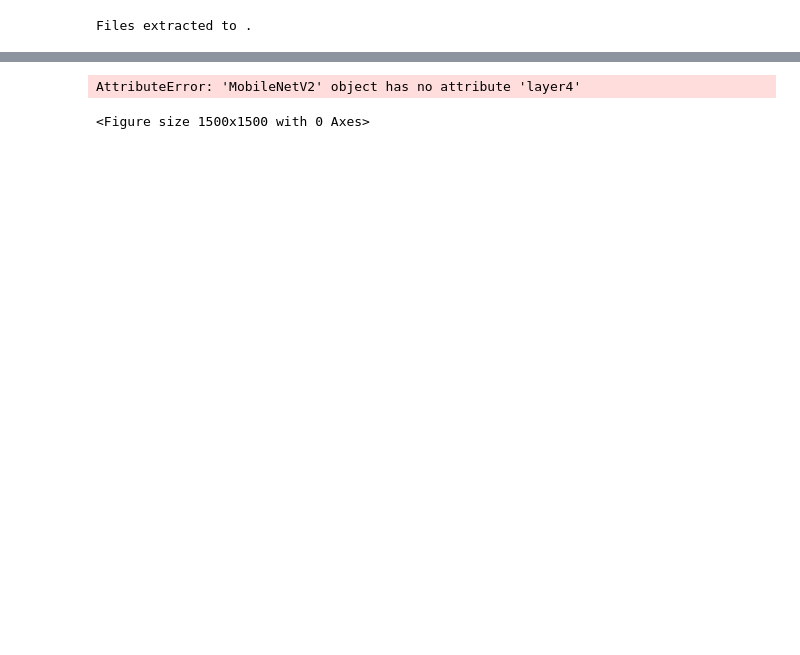
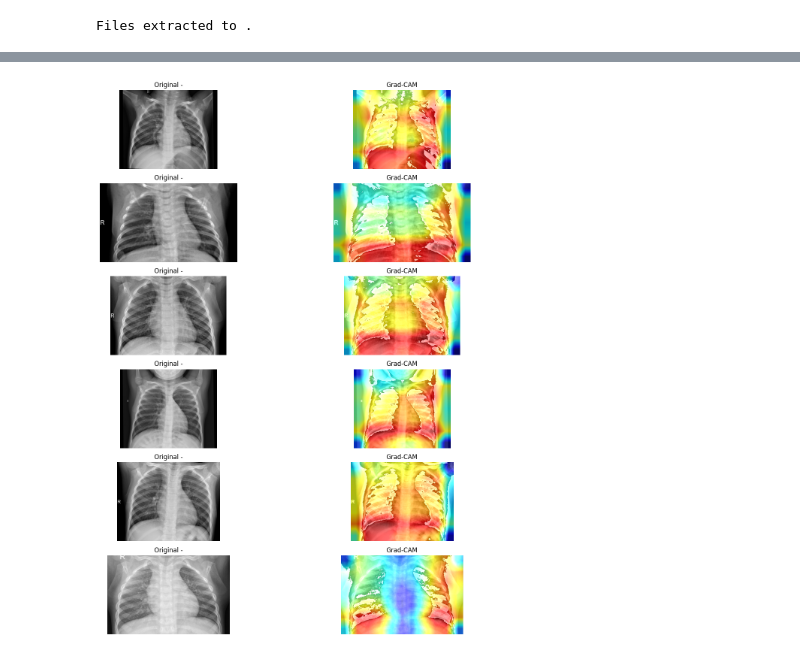
Before and after one commit to codewithdark-git/Pneumonia-Detection-from-Chest-X-Rays, a Jupyter notebook: pneumoniaCNN.ipynb, the cells around one changed output, grey strips where cells are left out. Drawn from its saved outputs; the diff is of its cells as text; code cells hidden in the pictures; blank space fills up the shorter version.

```diff
--- a/pneumoniaCNN.ipynb
+++ b/pneumoniaCNN.ipynb
@@ -35,9 +37,9 @@ from sklearn.model_selection import train_test_split
 import os
 
 # Directory paths for the dataset
-train_data_dir = 'chest_xray/train'
-test_data_dir = 'chest_xray/test'
-val_data_dir = 'chest_xray/val'
+train_data_dir = '/kaggle/working/chest_xray/train'
+test_data_dir = '/kaggle/working/chest_xray/test'
+val_data_dir = '/kaggle/working/chest_xray/val'
 
 imagenet_mean = [0.485, 0.456, 0.406]
 imagenet_std = [0.229, 0.224, 0.225]
@@ -57,8 +59,8 @@ transform = transforms.Compose([
 val_dataset = datasets.ImageFolder(root=val_data_dir, transform=transform)
 test_dataset = datasets.ImageFolder(root=test_data_dir, transform=transform)
 
-val_loader = DataLoader(val_dataset, batch_size=16, shuffle=False)
-test_loader = DataLoader(test_dataset, batch_size=16, shuffle=False)
+val_loader = DataLoader(val_dataset, batch_size=32, shuffle=False)
+test_loader = DataLoader(test_dataset, batch_size=32, shuffle=False)
 # %%
 imagenet_mean = [0.485, 0.456, 0.406]
 imagenet_std = [0.229, 0.224, 0.225]
@@ -425,7 +548,7 @@ def visualize_cam(image, cam):
 import random
 
 plt.figure(figsize=(15, 15))
-num_samples = 5
+num_samples = 6
 random_img_paths = random.sample(image_list, num_samples)
 
 for idx, path in enumerate(random_img_paths):
@@ -444,37 +567,36 @@ for idx, path in enumerate(random_img_paths):
 
     # Transform and add batch dimension
 
     input_tensor = transform(pil_image).unsqueeze(0)
 
     # Move everything to GPU if available
 
     device = torch.device('cuda' if torch.cuda.is_available() else 'cpu')
-    model = model.to(device)
-    target_layer = model.layer4[2].conv3
+    model = best_model.to(device)
+    target_layer = model.features[-1]
     grad_cam = GradCAM(model, target_layer)
     input_tensor = input_tensor.to(device)
     # Generate CAM
     cam = grad_cam(input_tensor)
     # Visualize
     input_image = transforms.ToPILImage()(input_tensor.squeeze(0).cpu())
     result = visualize_cam(input_image, cam)
 
      # Plot original and Grad-CAM
     plt.subplot(num_samples, 2, 2*idx + 1)
     plt.imshow(pil_image)
     plt.title(f'Original -')
     plt.axis('off')
 
     plt.subplot(num_samples, 2, 2*idx + 2)
     plt.imshow(cv2.cvtColor(result, cv2.COLOR_BGR2RGB))
     plt.title('Grad-CAM')
     plt.axis('off')
 
 plt.tight_layout()
 plt.show()
 # %% [output]
-AttributeError: 'MobileNetV2' object has no attribute 'layer4'
-<Figure size 1500x1500 with 0 Axes>
+[figure, added]
 # %%
 import torch
 import matplotlib.pyplot as plt
```
Also changed, not shown: parts of 25 cells of this notebook, 2 other files.
